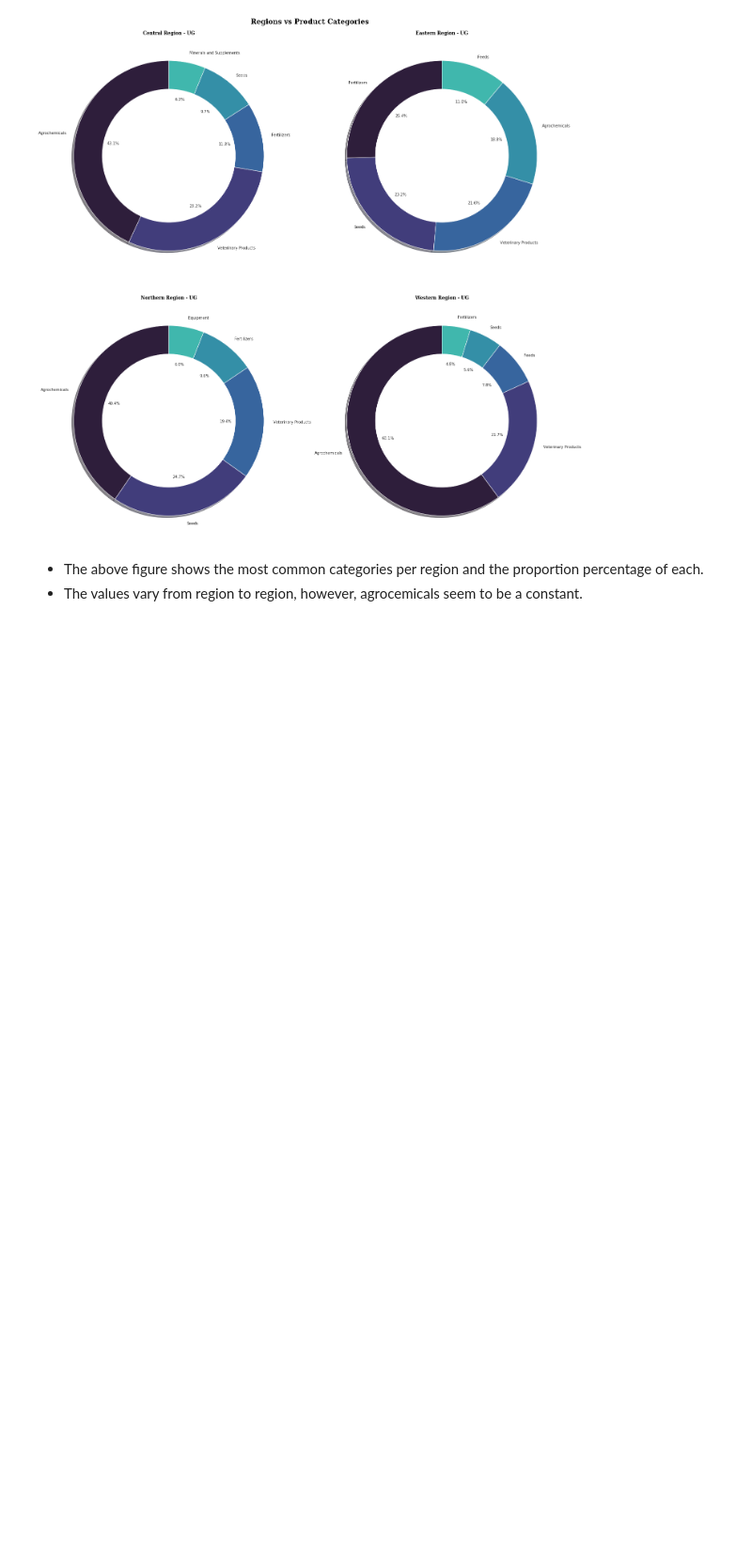
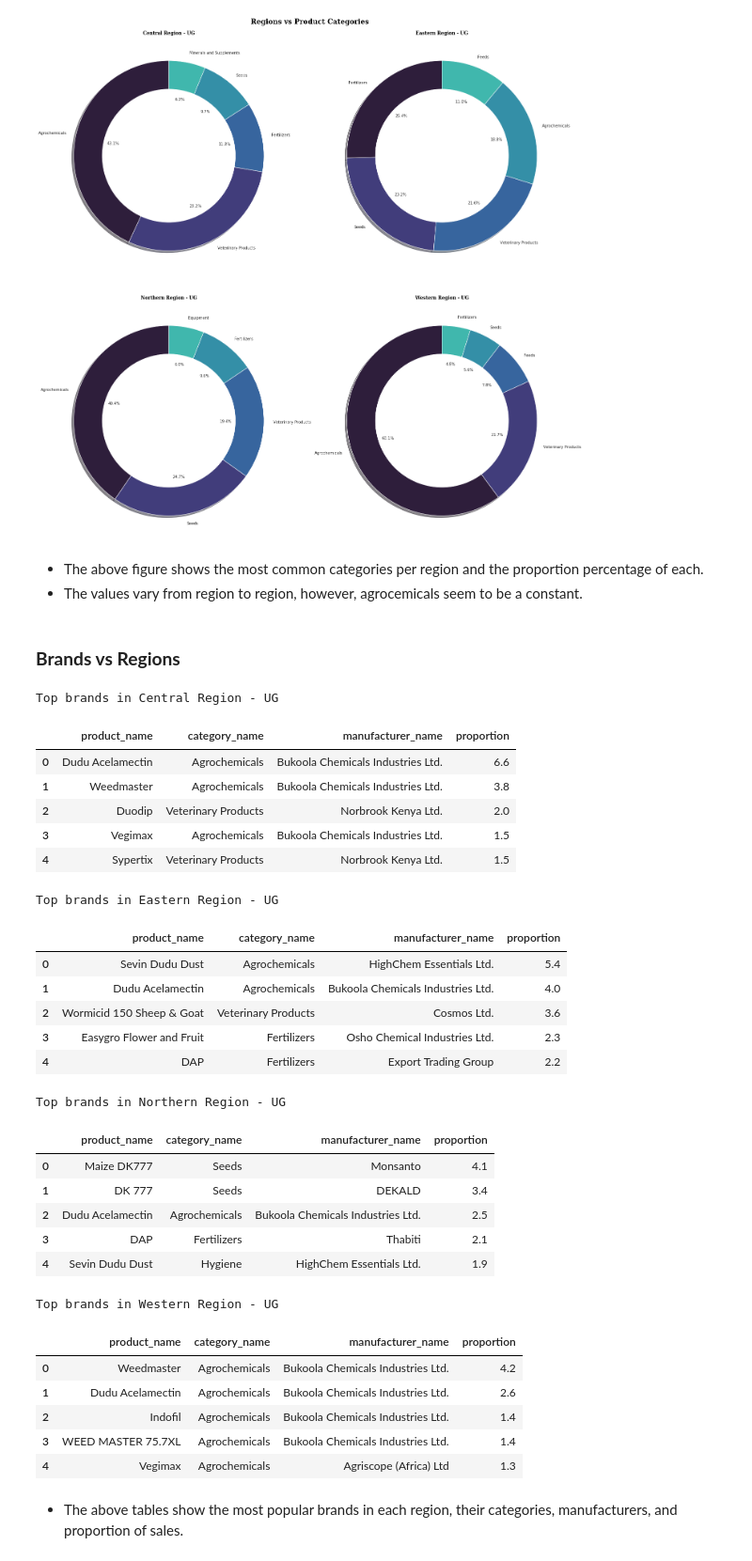
Before and after one commit to natbernard/Sale-Transactions-Analysis, a Jupyter notebook: uganda_transaction_analysis.ipynb, the cells around one changed output. Shown: that part at 94% size. Cells and saved outputs as stored; diff of their text form; code cells hidden in the pictures; blank space fills up the shorter version.

```diff
--- a/uganda_transaction_analysis.ipynb
+++ b/uganda_transaction_analysis.ipynb
@@ -269,3 +261,68 @@ for n, region in enumerate(regions):
 # %% [markdown]
 - The above figure shows the most common categories per region and the proportion percentage of each.
 - The values vary from region to region, however, agrocemicals seem to be a constant.
+# %% [markdown]
+### **Brands vs Regions**
+# %%
+# creating a fuction to filter the top brands in each region
+def count_tables(df):
+    top_products = df['product_name'].value_counts().nlargest(5).index.tolist()
+    product_details = []
+    for product in top_products:
+        details = {}
+        details['product_name'] = product
+        details['value_counts'] = df.loc[df['product_name'] == product, 'product_name'].count()
+        details['category_name'] = df.loc[df['product_name'] == product, 'category_name'].iloc[0]
+        details['manufacturer_name'] = df.loc[df['product_name'] == product, 'manufacturer_name'].iloc[0]
+        product_details.append(details)
+        region = df.loc[df['product_name'] == product, 'region_name'].iloc[0]
+
+    new_df = pd.DataFrame(product_details)
+    new_df['proportion'] = round((new_df['value_counts'] / len(df)) * 100, 1)
+    new_df.drop('value_counts', axis =1, inplace = True)
+
+    print('\033[1m' + f'Top brands in {region}' + '\033[0m')
+    display(new_df)
+    print('\n')
+
+central = df[df['region_name'] == 'Central Region - UG']
+eastern = df[df['region_name'] == 'Eastern Region - UG']
+northern = df[df['region_name'] == 'Northern Region - UG']
+western = df[df['region_name'] == 'Western Region - UG']
+
+regions = [central, eastern, northern, western]
+
+# calling the function
+for i, n in enumerate(regions):
+    count_tables(n)
+# %% [output]
+Top brands in Central Region - UG
+|  | product_name | category_name | manufacturer_name | proportion |
+| 0 | Dudu Acelamectin | Agrochemicals | Bukoola Chemicals Industries Ltd. | 6.6 |
+| 1 | Weedmaster | Agrochemicals | Bukoola Chemicals Industries Ltd. | 3.8 |
+| 2 | Duodip | Veterinary Products | Norbrook Kenya Ltd. | 2.0 |
+| 3 | Vegimax | Agrochemicals | Bukoola Chemicals Industries Ltd. | 1.5 |
+| 4 | Sypertix | Veterinary Products | Norbrook Kenya Ltd. | 1.5 |
+Top brands in Eastern Region - UG
+|  | product_name | category_name | manufacturer_name | proportion |
+| 0 | Sevin Dudu Dust | Agrochemicals | HighChem Essentials Ltd. | 5.4 |
+| 1 | Dudu Acelamectin | Agrochemicals | Bukoola Chemicals Industries Ltd. | 4.0 |
+| 2 | Wormicid 150 Sheep & Goat | Veterinary Products | Cosmos Ltd. | 3.6 |
+| 3 | Easygro Flower and Fruit | Fertilizers | Osho Chemical Industries Ltd. | 2.3 |
+| 4 | DAP | Fertilizers | Export Trading Group | 2.2 |
+Top brands in Northern Region - UG
+|  | product_name | category_name | manufacturer_name | proportion |
+| 0 | Maize DK777 | Seeds | Monsanto | 4.1 |
+| 1 | DK 777 | Seeds | DEKALD | 3.4 |
+| 2 | Dudu Acelamectin | Agrochemicals | Bukoola Chemicals Industries Ltd. | 2.5 |
+| 3 | DAP | Fertilizers | Thabiti | 2.1 |
+| 4 | Sevin Dudu Dust | Hygiene | HighChem Essentials Ltd. | 1.9 |
+Top brands in Western Region - UG
+|  | product_name | category_name | manufacturer_name | proportion |
+| 0 | Weedmaster | Agrochemicals | Bukoola Chemicals Industries Ltd. | 4.2 |
+| 1 | Dudu Acelamectin | Agrochemicals | Bukoola Chemicals Industries Ltd. | 2.6 |
+| 2 | Indofil | Agrochemicals | Bukoola Chemicals Industries Ltd. | 1.4 |
+| 3 | WEED MASTER 75.7XL | Agrochemicals | Bukoola Chemicals Industries Ltd. | 1.4 |
+| 4 | Vegimax | Agrochemicals | Agriscope (Africa) Ltd | 1.3 |
+# %% [markdown]
+- The above tables show the most popular brands in each region, their categories, manufacturers, and proportion of sales.
```
Also changed, not shown: parts of 8 cells of this notebook.
